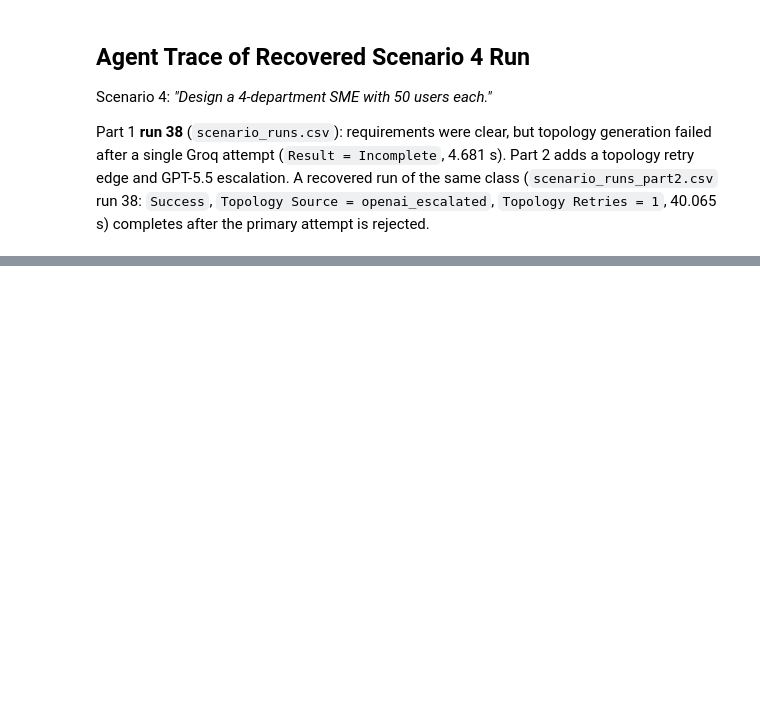
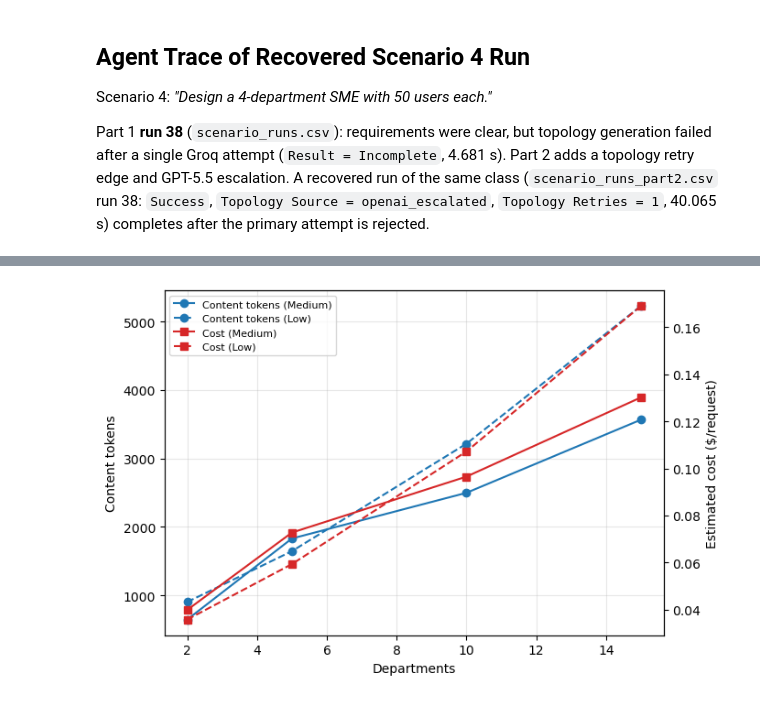
Before and after one commit to Abdisamad001/TopoScribe-AI, a Jupyter notebook: backend/data/scenario-analysis.ipynb, the cells around one changed output, grey strips where cells are left out. Cells and saved outputs as stored; diff of their text form; code cells hidden in the pictures; blank space fills up the shorter version.

```diff
--- a/backend/data/scenario-analysis.ipynb
+++ b/backend/data/scenario-analysis.ipynb
@@ -168,0 +215,29 @@ plt.show()
+# %%
+df = pd.DataFrame({
+    "departments": [2, 5, 10, 15],
+    "content_medium": [644, 1829, 2497, 3566],
+    "content_low":    [901, 1644, 3215, 5229],
+    "cost_medium": [0.0398, 0.0727, 0.0965, 0.1302],
+    "cost_low":    [0.0357, 0.0593, 0.1072, 0.1691],
+})
+
+fig, ax1 = plt.subplots(figsize=(7, 4.5))
+ax1.plot(df.departments, df.content_medium, marker='o', color='#1f77b4', label='Content tokens (Medium)')
+ax1.plot(df.departments, df.content_low, marker='o', color='#1f77b4', linestyle='--', label='Content tokens (Low)')
+ax1.set_xlabel("Departments")
+ax1.set_ylabel("Content tokens")
+
+ax2 = ax1.twinx()
+ax2.plot(df.departments, df.cost_medium, marker='s', color='#d62728', label='Cost (Medium)')
+ax2.plot(df.departments, df.cost_low, marker='s', color='#d62728', linestyle='--', label='Cost (Low)')
+ax2.set_ylabel("Estimated cost ($/request)")
+
+lines1, labels1 = ax1.get_legend_handles_labels()
+lines2, labels2 = ax2.get_legend_handles_labels()
+ax1.legend(lines1 + lines2, labels1 + labels2, loc='upper left', fontsize=8)
+ax1.grid(alpha=0.3)
+plt.tight_layout()
+
+plt.show()
+# %% [output]
+[figure, added]
```
Also changed, not shown: parts of 7 cells of this notebook, 1 other file.
